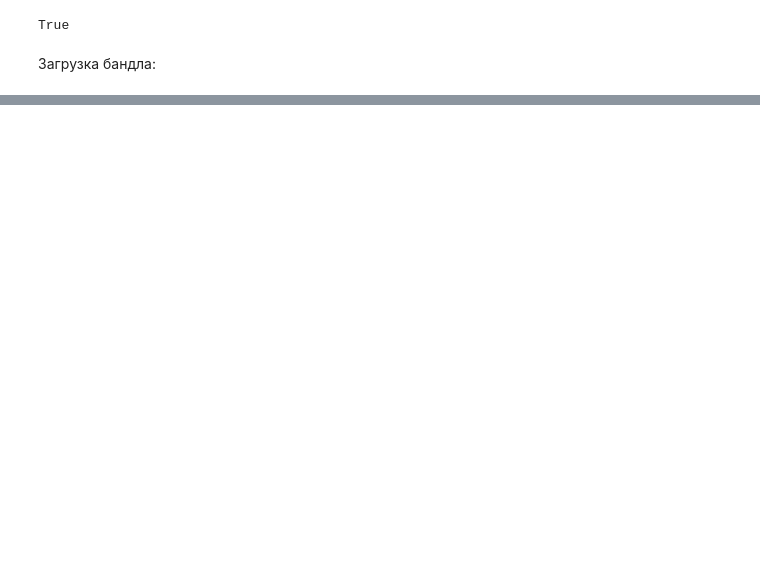
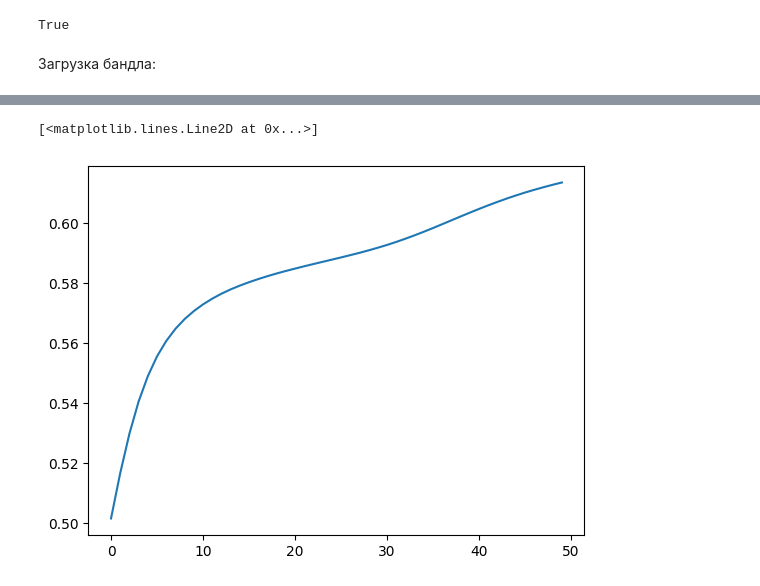
Before and after one commit to okulovsky/grammar_ru, a Jupyter notebook: research/antecedents/training_notebook.ipynb, the cells around one changed output, grey strips where cells are left out. Cells and saved outputs as stored; diff of their text form; code cells hidden in the pictures; blank space fills up the shorter version.

Commit message:
First results

```diff
--- a/research/antecedents/training_notebook.ipynb
+++ b/research/antecedents/training_notebook.ipynb
@@ -32,0 +58,14 @@ ClientError: An error occurred (404) when calling the HeadObject operation: Not
+# %%
+from pathlib import Path
+from yo_fluq_ds import *
+import subprocess
+from tg.common.delivery.training.architecture import ResultPickleReader
+
+task_id = 'antc_task 05:50:39.308735'
+rs = None
+try:
+    rs = ResultPickleReader(Path(r'c:\users\alexandra\desktop\output-unzipped'))
+except:
+    raise
+metrics = _load_metrics_df(rs)
+metrics['job_id'] = task_id
@@ -32,0 +84,6 @@ ClientError: An error occurred (404) when calling the HeadObject operation: Not
+# %%
+import matplotlib.pyplot as plt
+plt.plot(TrainingLogsViewer.get_metric_by_job(metrics, 'roc_auc_score_test'))
+# %% [output]
+[<matplotlib.lines.Line2D at 0x...>]
+[figure, added]
```
Also changed, not shown: parts of 7 cells of this notebook, 1 other file.
